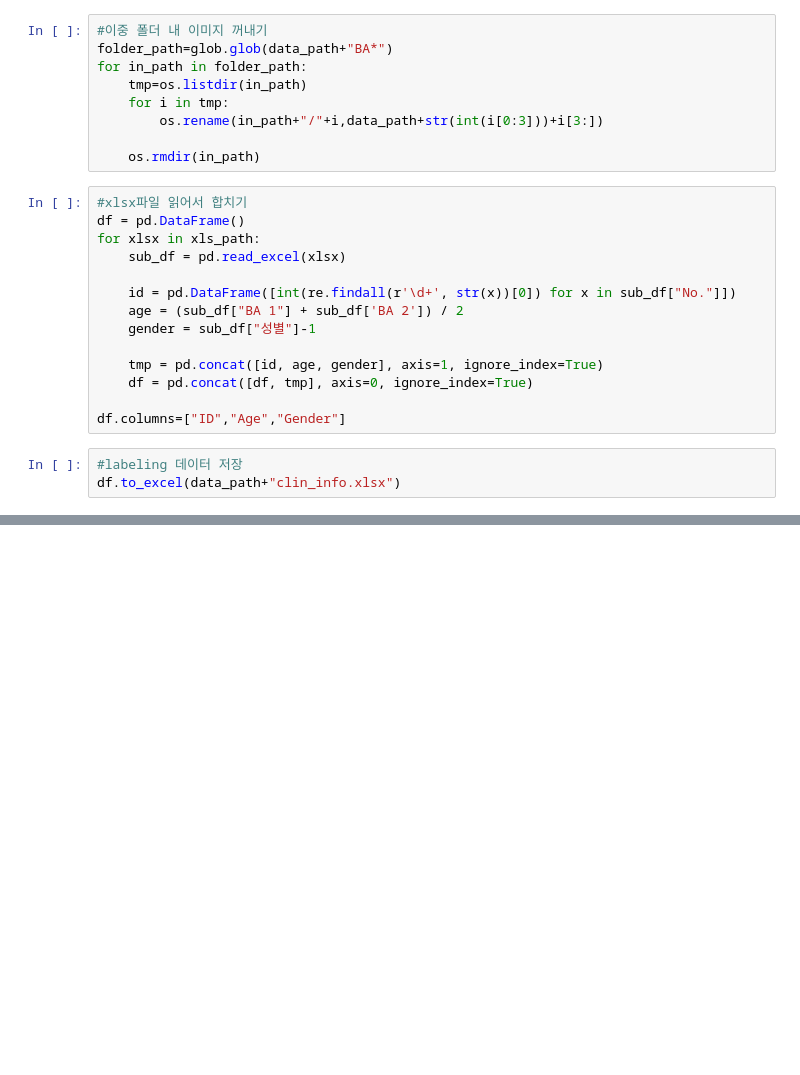
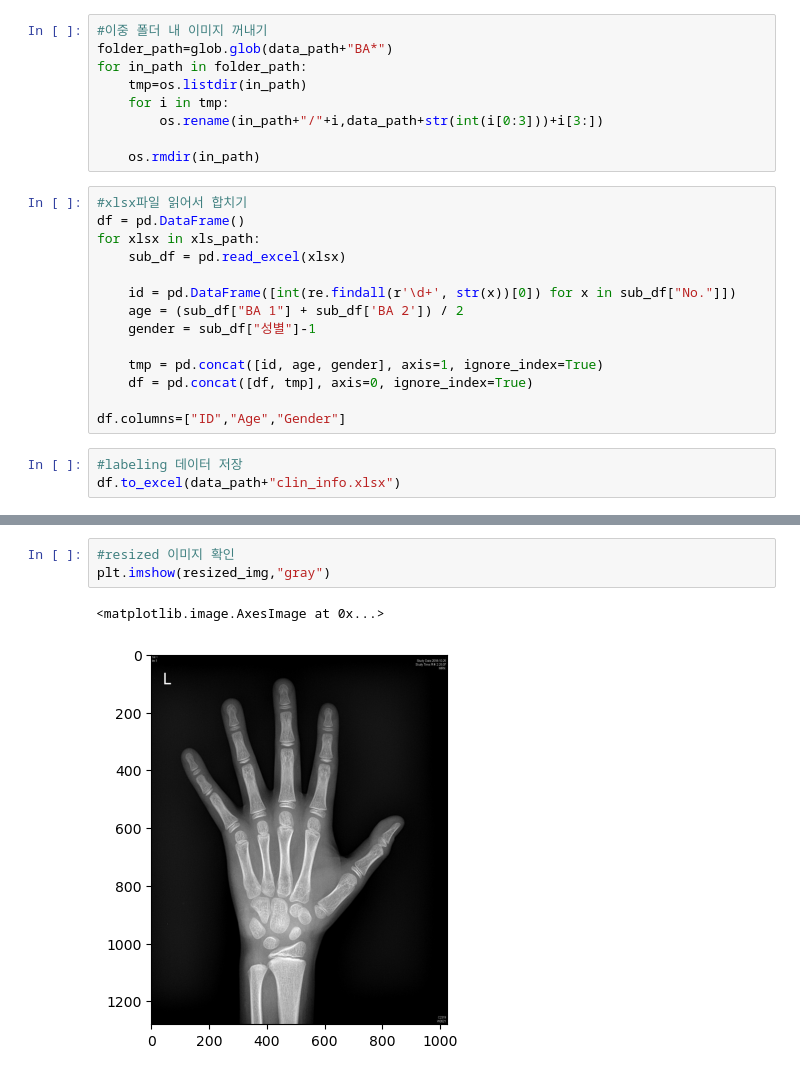
Before and after one commit to Junoflows/BoneAge_Project, a Jupyter notebook: practice.ipynb, the cells around one changed output, grey strips where cells are left out. Drawn from its saved outputs; the diff is of its cells as text; blank space fills up the shorter version.

```diff
--- a/practice.ipynb
+++ b/practice.ipynb
@@ -55,0 +79,6 @@ img.shape #shape 확인
+# %%
+#resized 이미지 확인
+plt.imshow(resized_img,"gray")
+# %% [output]
+<matplotlib.image.AxesImage at 0x...>
+[figure, added]
```
Also changed, not shown: parts of 15 cells of this notebook.
